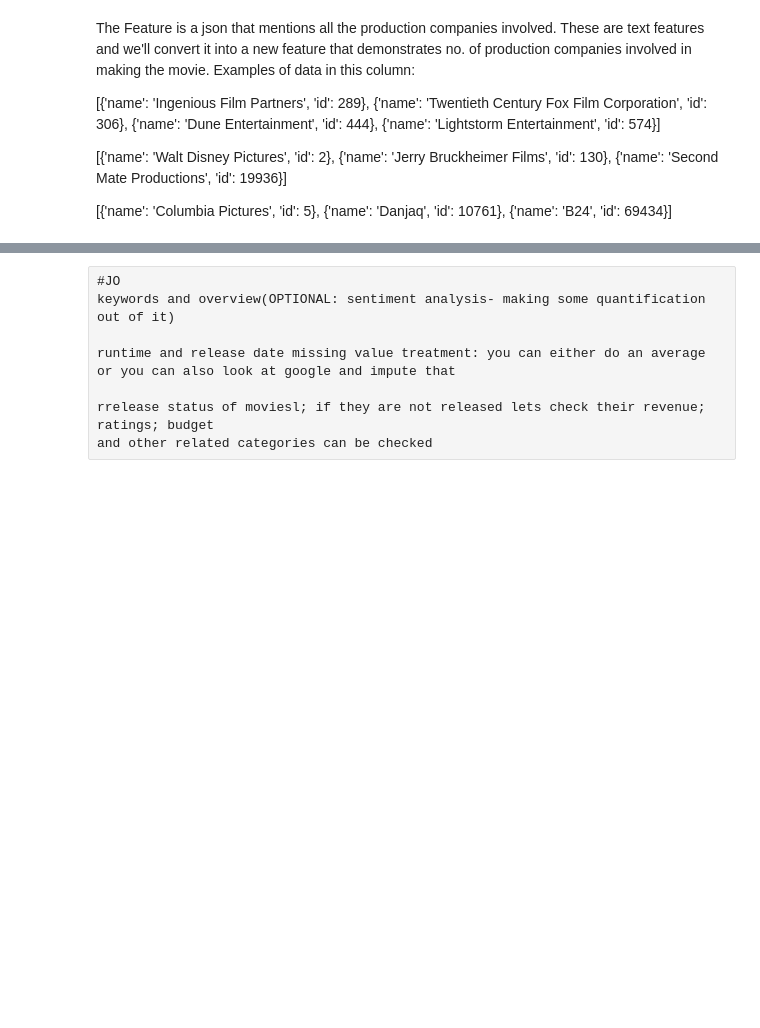
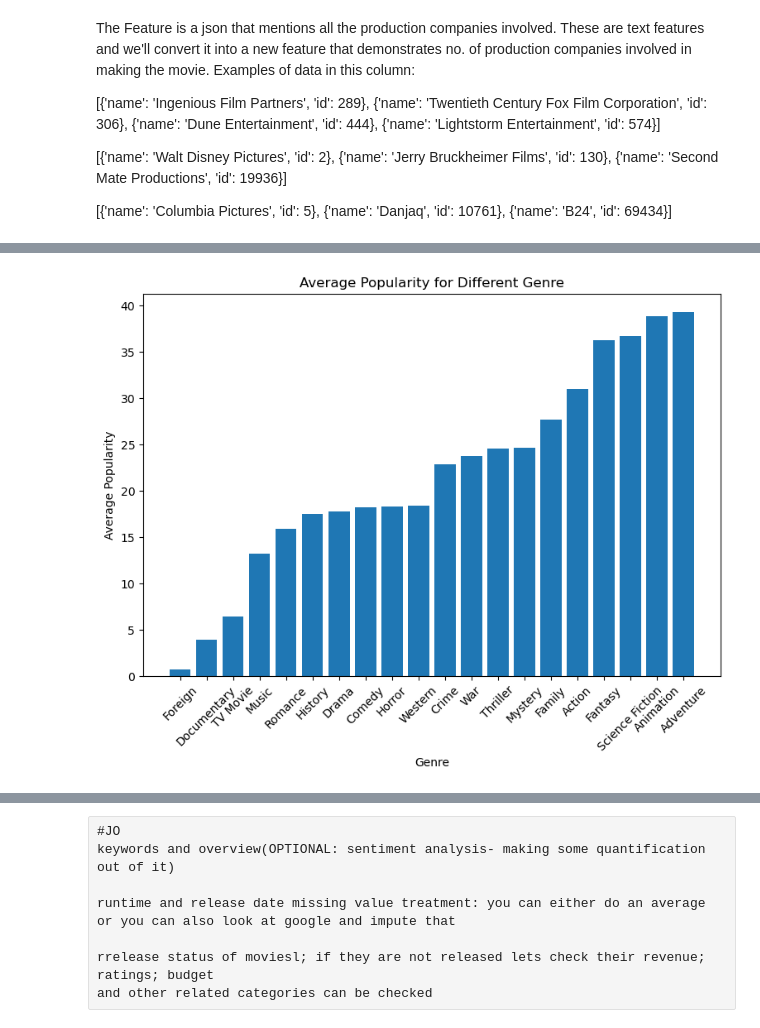
Before and after one commit to UTDRON/DIC_587, a Jupyter notebook: cleaning genre column.ipynb, the cells around one changed output, grey strips where cells are left out. Cells and saved outputs as stored; diff of their text form; code cells hidden in the pictures; blank space fills up the shorter version.

```diff
--- a/cleaning genre column.ipynb
+++ b/cleaning genre column.ipynb
@@ -137,3 +143,25 @@ df_movie.head()
 | 2 | 2 | 245000000 | Action Adventure Crime | http://www.sonypictures.com/movie... | 206647 | spy based on novel secret agent s... | en | Spectre | A cryptic message from Bond’s pas... | ... |
 | 3 | 3 | 250000000 | Action Crime Drama Thriller | http://www.thedarkknightrises.com/ | 49026 | dc comics crime fighter terrorist... | en | The Dark Knight Rises | Following the death of District A... | ... |
 | 4 | 4 | 260000000 | Action Adventure Science Fiction | http://movies.disney.com/john-carter | 49529 | based on novel mars medallion spa... | en | John Carter | John Carter is a war-weary, forme... | ... |
+# %%
+columns_to_plot = df_movie.columns.values.tolist()[24:44]
+
+#a dictionary to store average popularities for each genre
+average_popularities = {}
+
+#average popularity for each genre
+for column in columns_to_plot:
+    average_popularity = df_movie[df_movie[column] == 1]['popularity'].mean()
+    average_popularities[column] = average_popularity
+
+sorted_popularities = dict(sorted(average_popularities.items(), key=lambda item: item[1]))
+
+plt.figure(figsize=(9, 6))
+plt.bar(sorted_popularities.keys(), sorted_popularities.values())
+plt.xlabel('Genre')
+plt.ylabel('Average Popularity')
+plt.title('Average Popularity for Different Genre')
+plt.xticks(rotation=45)
+plt.show()
+# %% [output]
+[figure, added]
```
Also changed, not shown: parts of 15 cells of this notebook, 1 other file.
